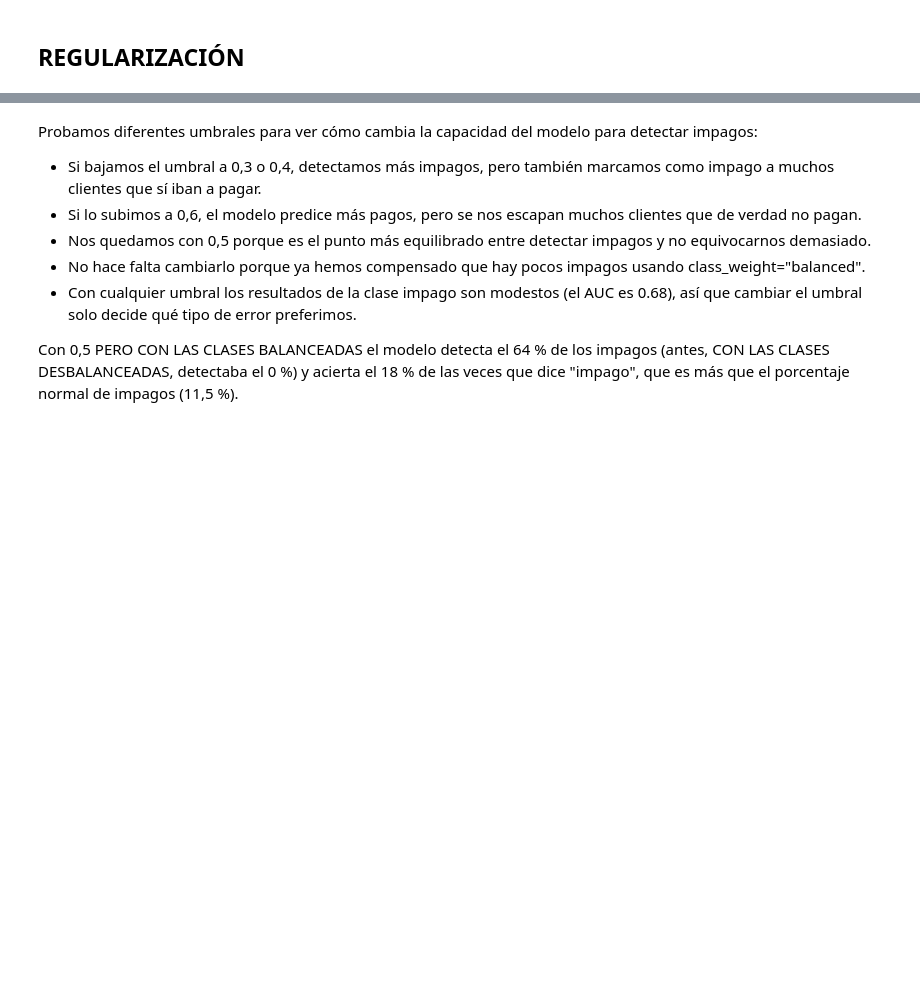
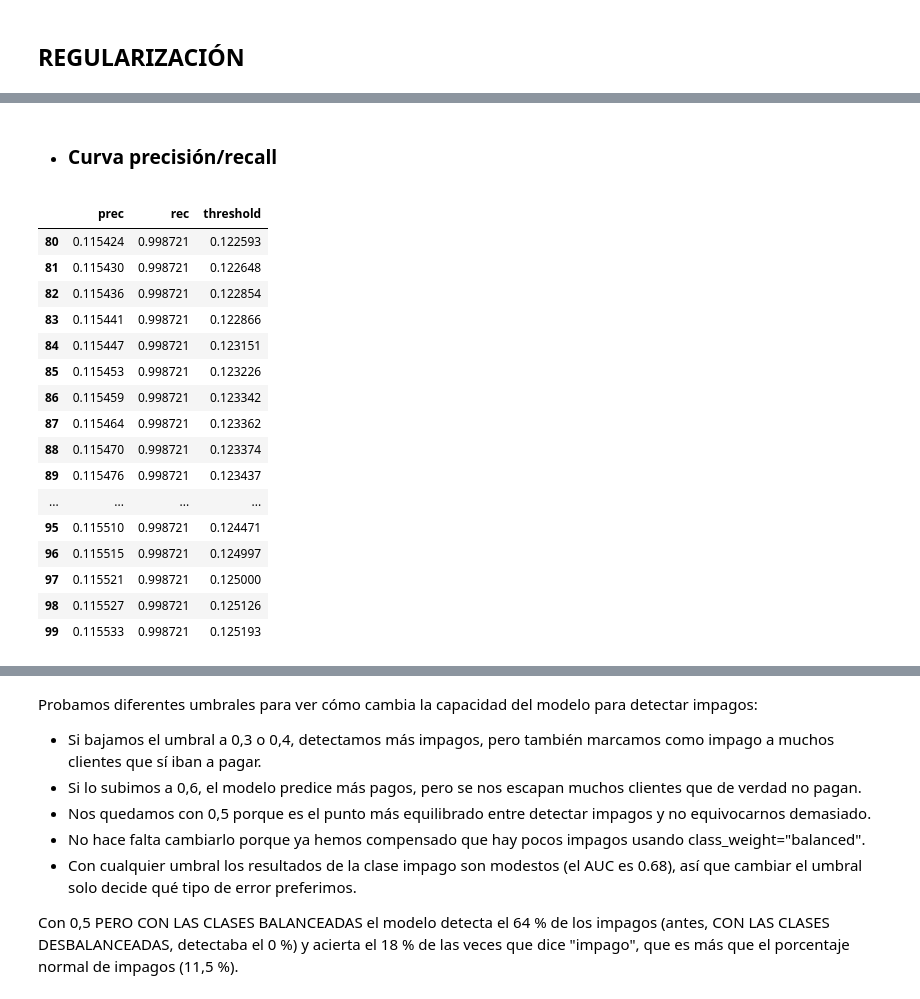
Before and after one commit to GorkaNBDATA/Equipo-Morado, a Jupyter notebook: modelo-impago.ipynb, the cells around one changed output, grey strips where cells are left out. Drawn from its saved outputs; the diff is of its cells as text; code cells hidden in the pictures; blank space fills up the shorter version.

```diff
--- a/modelo-impago.ipynb
+++ b/modelo-impago.ipynb
@@ -673,10 +578,0 @@ El modelo CV elige un C que no elimina ninguna columna, y con 0.01 se eliminan l
-# %%
-# modelo final: L1 con C=0.01 (elimina 10 variables sin perder rendimiento)
-modelo_log = LogisticRegression(
-        penalty="l1",
-        solver="saga",
-        C=0.01,
-        class_weight="balanced",
-        max_iter=5000)
-
-modelo_log.fit(X_train_l1, y_train)
@@ -754,0 +699,28 @@ weighted avg       0.84      0.77      0.80     20380
+# %% [markdown]
+- ### Curva precisión/recall
+# %%
+prec, rec, thresholds = precision_recall_curve(y_test, y_prob)
+
+pd.DataFrame({
+    "prec": prec[:-1],
+    "rec": rec[:-1],
+    "threshold": thresholds
+})[80:100]
+# %% [output]
+|  | prec | rec | threshold |
+| 80 | 0.115424 | 0.998721 | 0.122593 |
+| 81 | 0.115430 | 0.998721 | 0.122648 |
+| 82 | 0.115436 | 0.998721 | 0.122854 |
+| 83 | 0.115441 | 0.998721 | 0.122866 |
+| 84 | 0.115447 | 0.998721 | 0.123151 |
+| 85 | 0.115453 | 0.998721 | 0.123226 |
+| 86 | 0.115459 | 0.998721 | 0.123342 |
+| 87 | 0.115464 | 0.998721 | 0.123362 |
+| 88 | 0.115470 | 0.998721 | 0.123374 |
+| 89 | 0.115476 | 0.998721 | 0.123437 |
+| ... | ... | ... | ... |
+| 95 | 0.115510 | 0.998721 | 0.124471 |
+| 96 | 0.115515 | 0.998721 | 0.124997 |
+| 97 | 0.115521 | 0.998721 | 0.125000 |
+| 98 | 0.115527 | 0.998721 | 0.125126 |
+| 99 | 0.115533 | 0.998721 | 0.125193 |
```
Also changed, not shown: parts of 72 cells of this notebook, 2 other files.
